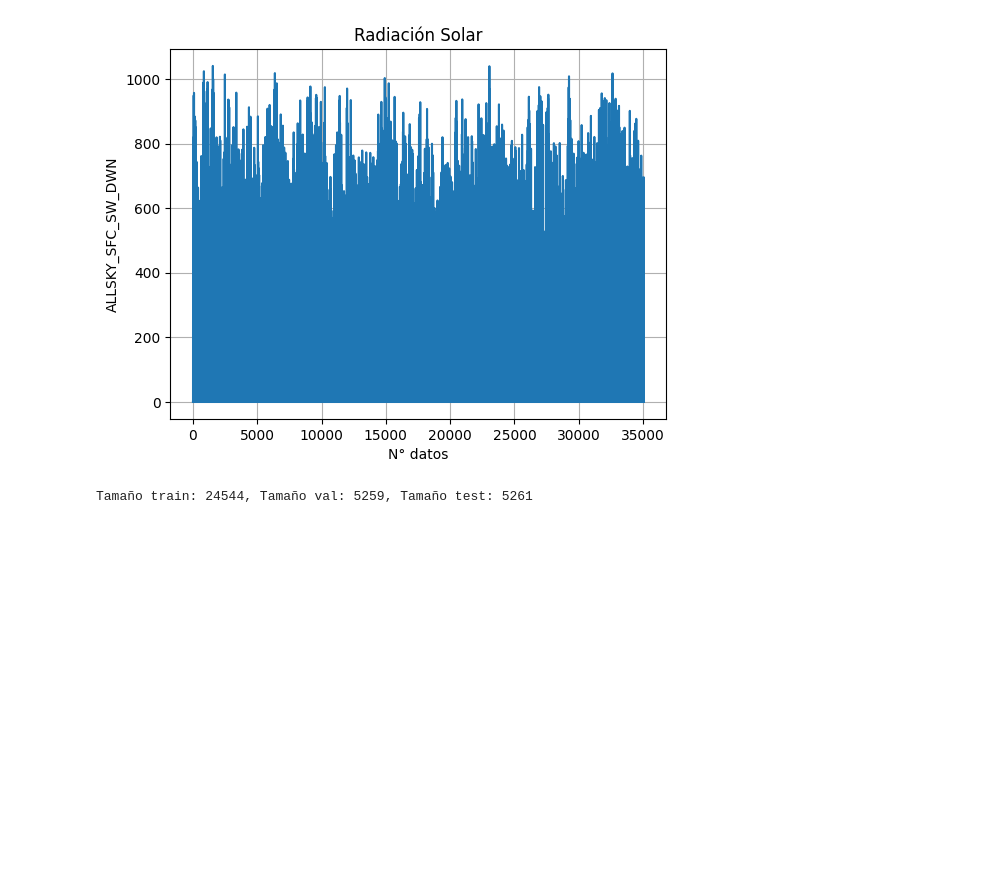
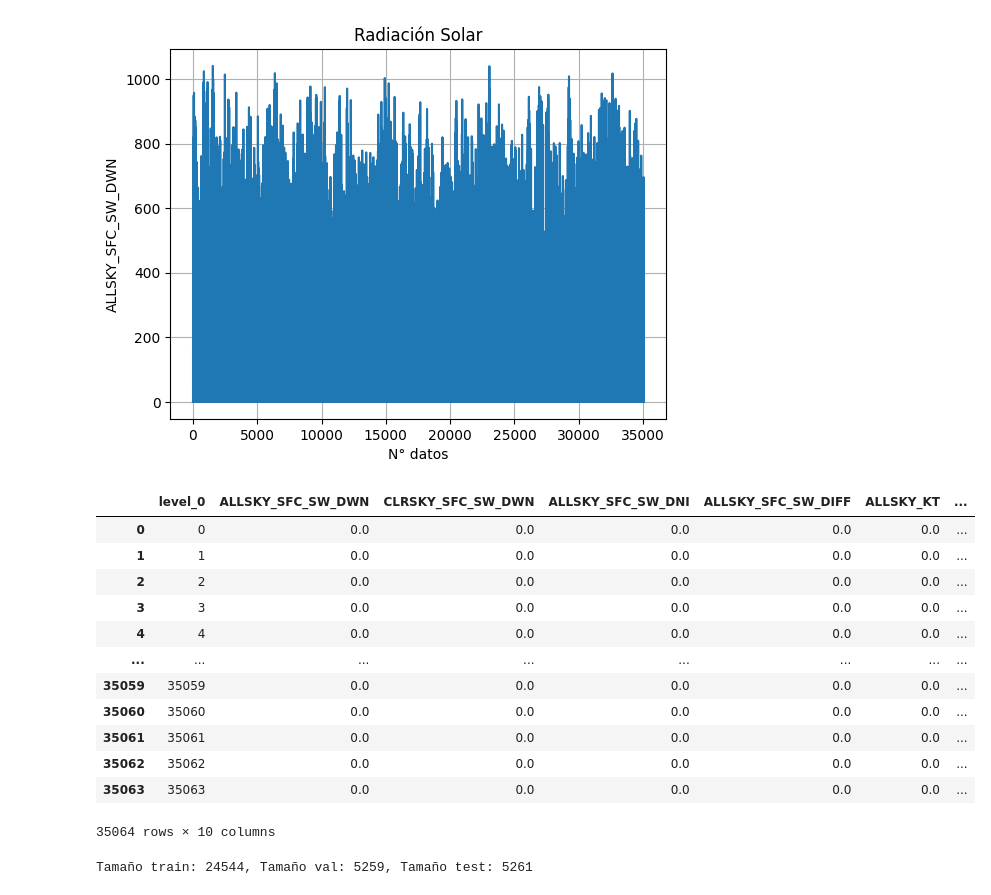
Before and after one commit to Juan-Olarte/lstm-renewable-olarte, a Jupyter notebook: forecasting_curso.ipynb, the cells around one changed output. Saved outputs shown, nothing was run; the diff lists cells and outputs as text; code cells hidden in the pictures; blank space fills up the shorter version.

```diff
--- a/forecasting_curso.ipynb
+++ b/forecasting_curso.ipynb
@@ -302,6 +304,24 @@ plt.grid()
 plt.show()
 # %% [output]
 [figure]
+# %%
+df3 = df3.reset_index()
+df3 = df3.drop(columns=['index'])
+df3
+# %% [output]
+|  | level_0 | ALLSKY_SFC_SW_DWN | CLRSKY_SFC_SW_DWN | ALLSKY_SFC_SW_DNI | ALLSKY_SFC_SW_DIFF | ALLSKY_KT | ... |
+| 0 | 0 | 0.0 | 0.0 | 0.0 | 0.0 | 0.0 | ... |
+| 1 | 1 | 0.0 | 0.0 | 0.0 | 0.0 | 0.0 | ... |
+| 2 | 2 | 0.0 | 0.0 | 0.0 | 0.0 | 0.0 | ... |
+| 3 | 3 | 0.0 | 0.0 | 0.0 | 0.0 | 0.0 | ... |
+| 4 | 4 | 0.0 | 0.0 | 0.0 | 0.0 | 0.0 | ... |
+| ... | ... | ... | ... | ... | ... | ... | ... |
+| 35059 | 35059 | 0.0 | 0.0 | 0.0 | 0.0 | 0.0 | ... |
+| 35060 | 35060 | 0.0 | 0.0 | 0.0 | 0.0 | 0.0 | ... |
+| 35061 | 35061 | 0.0 | 0.0 | 0.0 | 0.0 | 0.0 | ... |
+| 35062 | 35062 | 0.0 | 0.0 | 0.0 | 0.0 | 0.0 | ... |
+| 35063 | 35063 | 0.0 | 0.0 | 0.0 | 0.0 | 0.0 | ... |
+35064 rows × 10 columns
 # %%
 def train_val_test_splitter(serie, tr_size=0.7, vl_size=0.15):
     """
```
Also changed, not shown: parts of 4 cells of this notebook.
